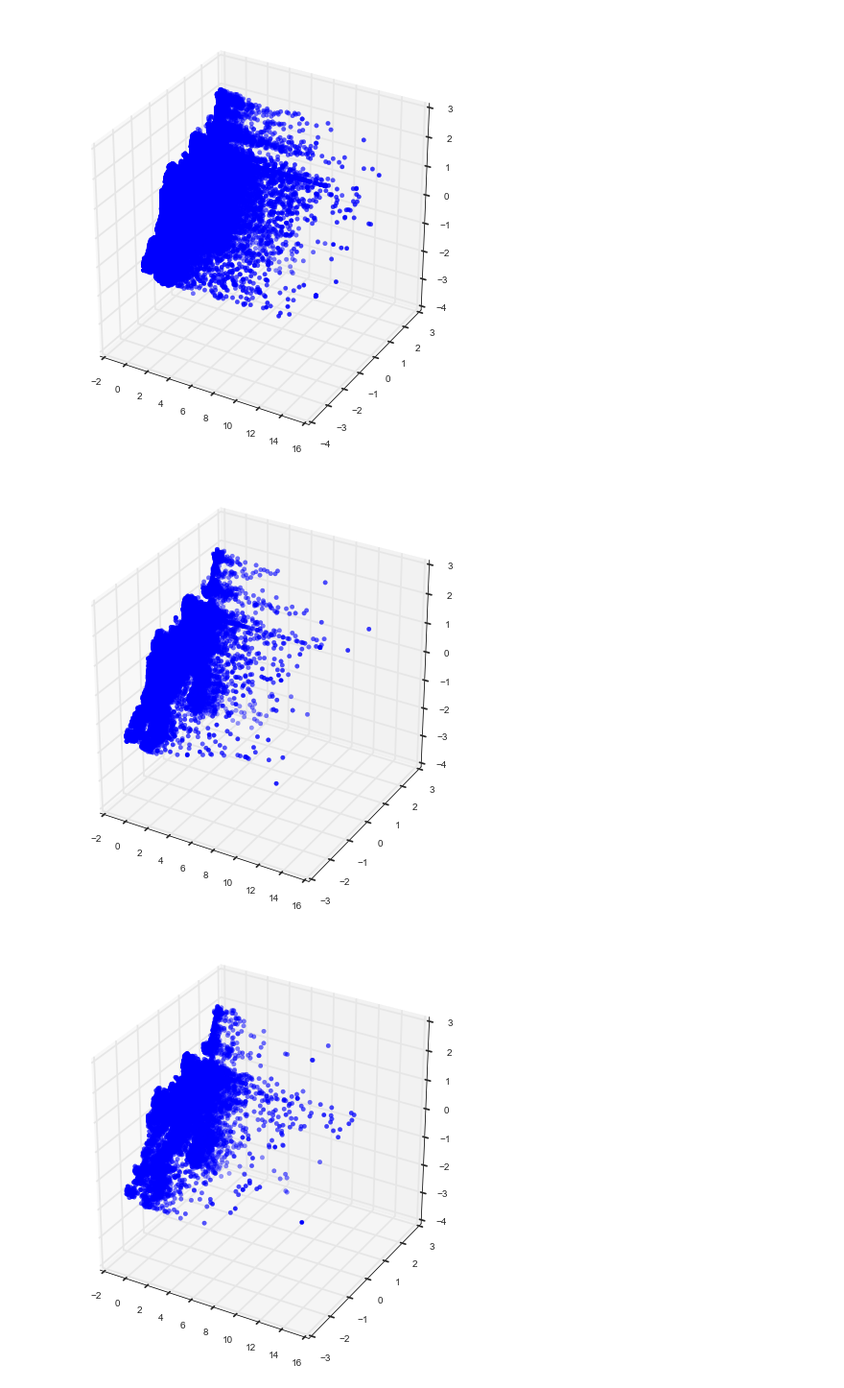
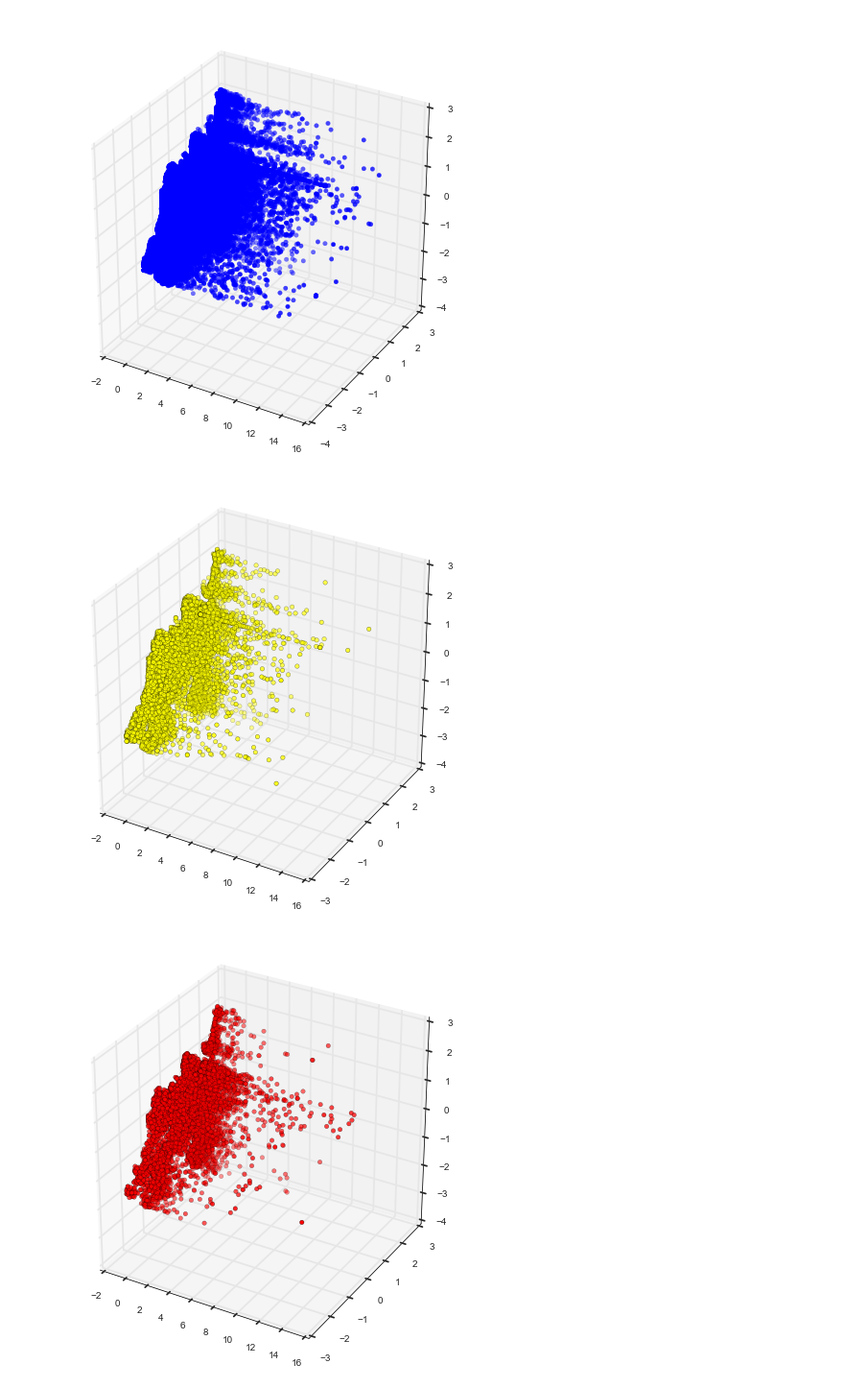
Before and after one commit to onefishy/Boston311, a Jupyter notebook: Code/realclustering.ipynb, the cells around one changed output. Shown at 96% size. Saved outputs shown, nothing was run; the diff lists cells and outputs as text; code cells hidden in the pictures.

```diff
--- a/Code/realclustering.ipynb
+++ b/Code/realclustering.ipynb
@@ -83,16 +83,16 @@ plt.show()
 # %%
 fig = plt.figure()
 ax = fig.add_subplot(111,projection = '3d')
-ax.scatter(calldata[:,0], calldata[:,1], calldata[:,2], color = 'blue')
+ax.scatter(calldata[:,0], calldata[:,1], calldata[:,2], c = 'yellow')
 plt.show()
 
 fig = plt.figure()
 ax = fig.add_subplot(111,projection = '3d')
-ax.scatter(appdata[:,0], appdata[:,1], appdata[:,2], color = 'blue')
+ax.scatter(appdata[:,0], appdata[:,1], appdata[:,2], c = 'red')
 plt.show()
 # %% [output]
-[figure, old version]
+[figure, new version]
-[figure, old version]
+[figure, new version]
 # %%
 from scipy.stats import invwishart, multivariate_normal, dirichlet
 
```
Also changed, not shown: parts of 25 cells of this notebook.
